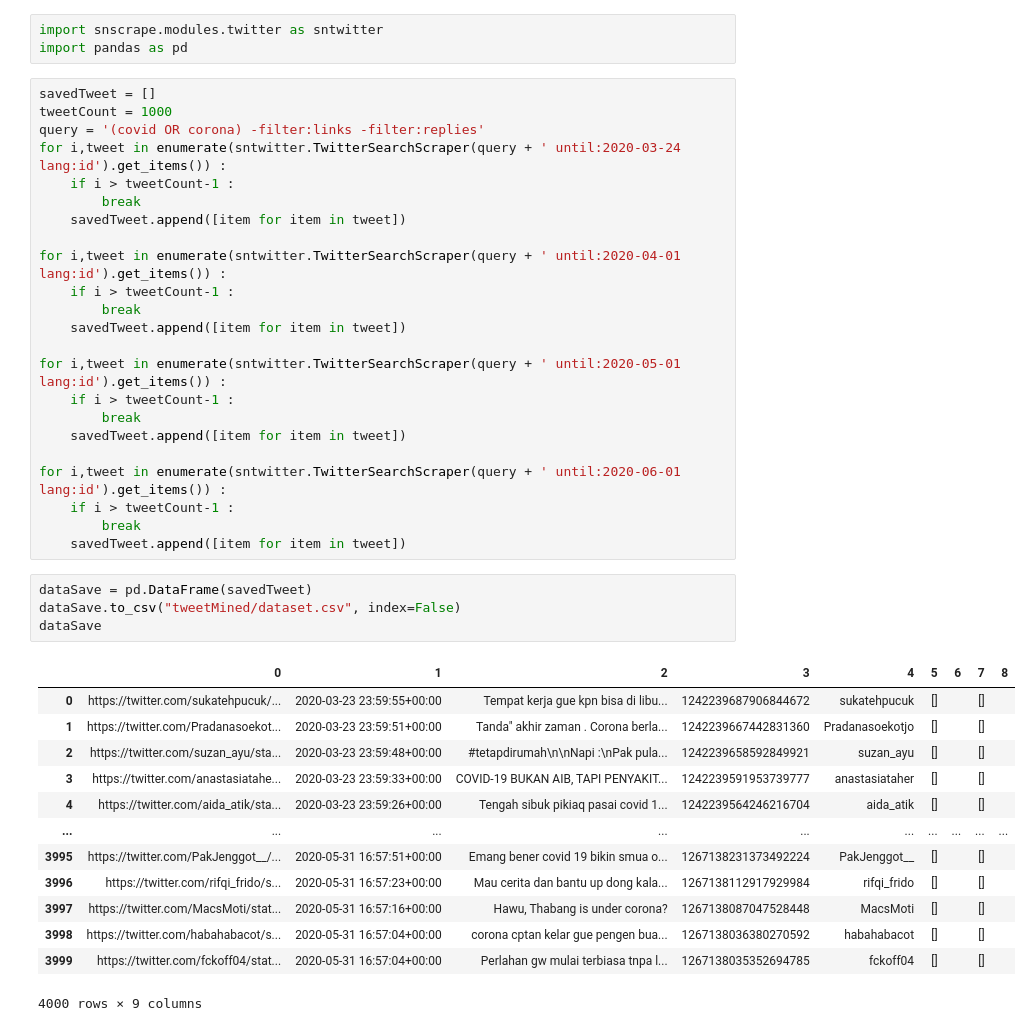
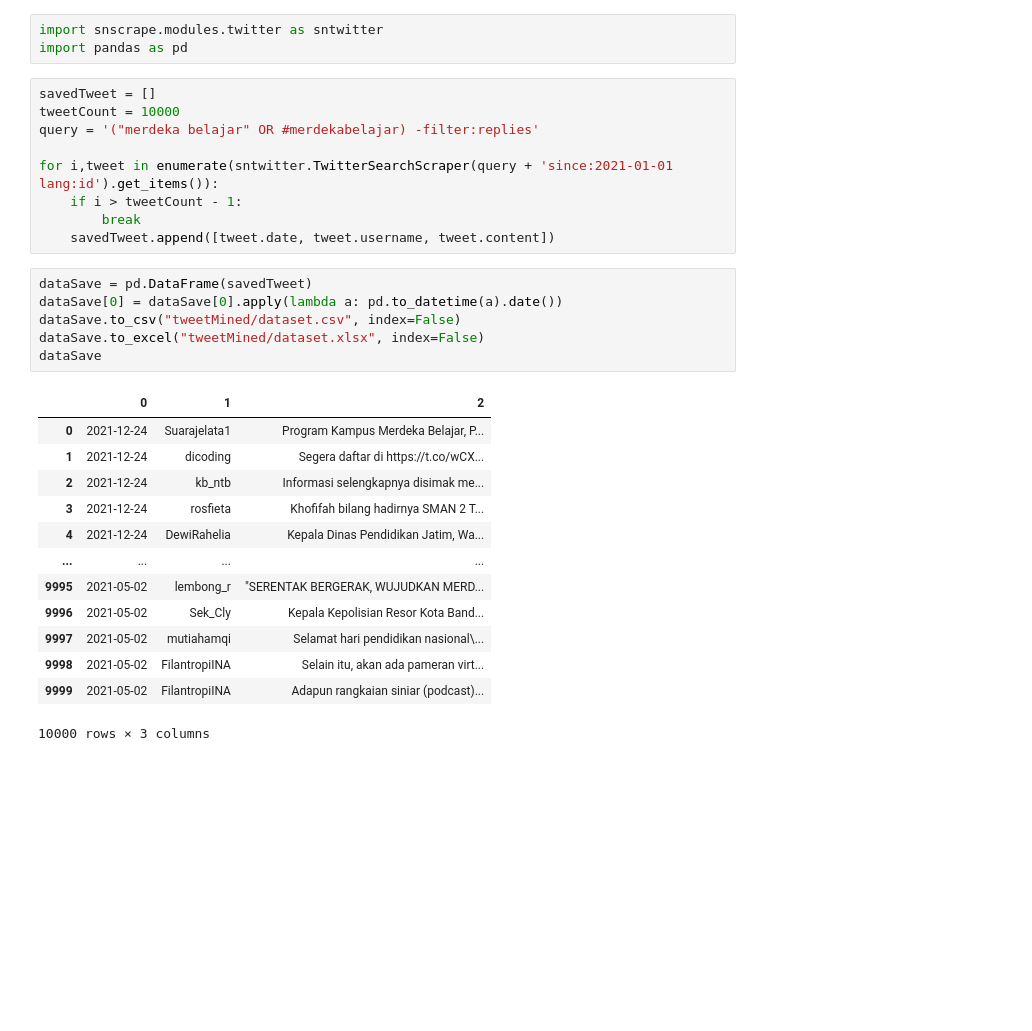
Before and after one commit to ilpez/twitter-sentiment-analysis, a Jupyter notebook: Twitter Scrapper.ipynb, the cells around one changed output. Cells and saved outputs as stored; diff of their text form; blank space fills up the shorter version.

Commit message:
Twitter Mining

```diff
--- a/Twitter Scrapper.ipynb
+++ b/Twitter Scrapper.ipynb
@@ -1,44 +1,32 @@
 # %%
 import snscrape.modules.twitter as sntwitter
 import pandas as pd
-# %%
-savedTweet = []
-tweetCount = 1000
-query = '(covid OR corona) -filter:links -filter:replies'
-for i,tweet in enumerate(sntwitter.TwitterSearchScraper(query + ' until:2020-03-24 lang:id').get_items()) :
-    if i > tweetCount-1 :
-        break
-    savedTweet.append([item for item in tweet])
-
-for i,tweet in enumerate(sntwitter.TwitterSearchScraper(query + ' until:2020-04-01 lang:id').get_items()) :
-    if i > tweetCount-1 :
-        break
-    savedTweet.append([item for item in tweet])
-
-for i,tweet in enumerate(sntwitter.TwitterSearchScraper(query + ' until:2020-05-01 lang:id').get_items()) :
-    if i > tweetCount-1 :
-        break
-    savedTweet.append([item for item in tweet])
-
-for i,tweet in enumerate(sntwitter.TwitterSearchScraper(query + ' until:2020-06-01 lang:id').get_items()) :
-    if i > tweetCount-1 :
-        break
-    savedTweet.append([item for item in tweet])
+# %%
+savedTweet = []
+tweetCount = 10000
+query = '("merdeka belajar" OR #merdekabelajar) -filter:replies'
+
+for i,tweet in enumerate(sntwitter.TwitterSearchScraper(query + 'since:2021-01-01 lang:id').get_items()):
+    if i > tweetCount - 1:
+        break
+    savedTweet.append([tweet.date, tweet.username, tweet.content])
 # %%
 dataSave = pd.DataFrame(savedTweet)
+dataSave[0] = dataSave[0].apply(lambda a: pd.to_datetime(a).date())
 dataSave.to_csv("tweetMined/dataset.csv", index=False)
+dataSave.to_excel("tweetMined/dataset.xlsx", index=False)
 dataSave
 # %% [output]
-|  | 0 | 1 | 2 | 3 | 4 | 5 | 6 | 7 | 8 |
-| 0 | https://twitter.com/sukatehpucuk/... | 2020-03-23 23:59:55+00:00 | Tempat kerja gue kpn bisa di libu... | 1242239687906844672 | sukatehpucuk | [] |  | [] |  |
-| 1 | https://twitter.com/Pradanasoekot... | 2020-03-23 23:59:51+00:00 | Tanda" akhir zaman . Corona berla... | 1242239667442831360 | Pradanasoekotjo | [] |  | [] |  |
-| 2 | https://twitter.com/suzan_ayu/sta... | 2020-03-23 23:59:48+00:00 | #tetapdirumah\n\nNapi :\nPak pula... | 1242239658592849921 | suzan_ayu | [] |  | [] |  |
-| 3 | https://twitter.com/anastasiatahe... | 2020-03-23 23:59:33+00:00 | COVID-19 BUKAN AIB, TAPI PENYAKIT... | 1242239591953739777 | anastasiataher | [] |  | [] |  |
-| 4 | https://twitter.com/aida_atik/sta... | 2020-03-23 23:59:26+00:00 | Tengah sibuk pikiaq pasai covid 1... | 1242239564246216704 | aida_atik | [] |  | [] |  |
-| ... | ... | ... | ... | ... | ... | ... | ... | ... | ... |
-| 3995 | https://twitter.com/PakJenggot__/... | 2020-05-31 16:57:51+00:00 | Emang bener covid 19 bikin smua o... | 1267138231373492224 | PakJenggot__ | [] |  | [] |  |
-| 3996 | https://twitter.com/rifqi_frido/s... | 2020-05-31 16:57:23+00:00 | Mau cerita dan bantu up dong kala... | 1267138112917929984 | rifqi_frido | [] |  | [] |  |
-| 3997 | https://twitter.com/MacsMoti/stat... | 2020-05-31 16:57:16+00:00 | Hawu, Thabang is under corona? | 1267138087047528448 | MacsMoti | [] |  | [] |  |
-| 3998 | https://twitter.com/habahabacot/s... | 2020-05-31 16:57:04+00:00 | corona cptan kelar gue pengen bua... | 1267138036380270592 | habahabacot | [] |  | [] |  |
-| 3999 | https://twitter.com/fckoff04/stat... | 2020-05-31 16:57:04+00:00 | Perlahan gw mulai terbiasa tnpa l... | 1267138035352694785 | fckoff04 | [] |  | [] |  |
+|  | 0 | 1 | 2 |
+| 0 | 2021-12-24 | Suarajelata1 | Program Kampus Merdeka Belajar, P... |
+| 1 | 2021-12-24 | dicoding | Segera daftar di https://t.co/wCX... |
+| 2 | 2021-12-24 | kb_ntb | Informasi selengkapnya disimak me... |
+| 3 | 2021-12-24 | rosfieta | Khofifah bilang hadirnya SMAN 2 T... |
+| 4 | 2021-12-24 | DewiRahelia | Kepala Dinas Pendidikan Jatim, Wa... |
+| ... | ... | ... | ... |
+| 9995 | 2021-05-02 | lembong_r | "SERENTAK BERGERAK, WUJUDKAN MERD... |
+| 9996 | 2021-05-02 | Sek_Cly | Kepala Kepolisian Resor Kota Band... |
+| 9997 | 2021-05-02 | mutiahamqi | Selamat hari pendidikan nasional\... |
+| 9998 | 2021-05-02 | FilantropiINA | Selain itu, akan ada pameran virt... |
+| 9999 | 2021-05-02 | FilantropiINA | Adapun rangkaian siniar (podcast)... |
-4000 rows × 9 columns
+10000 rows × 3 columns
```
Also changed, not shown: 3 other files.
